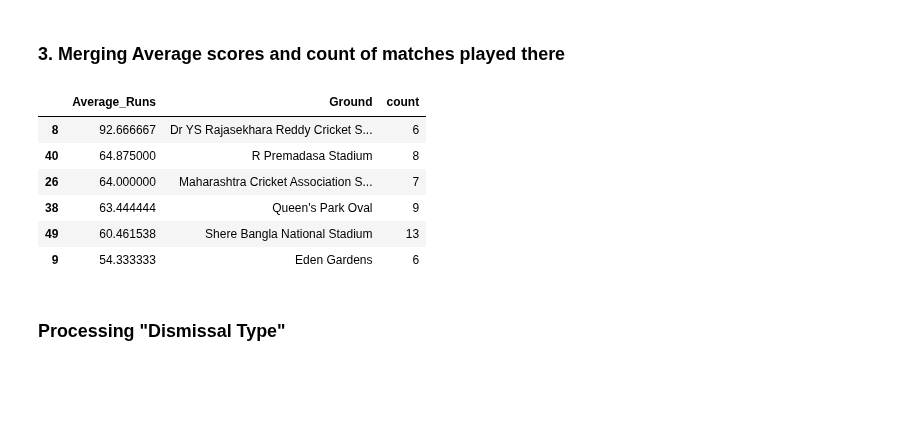
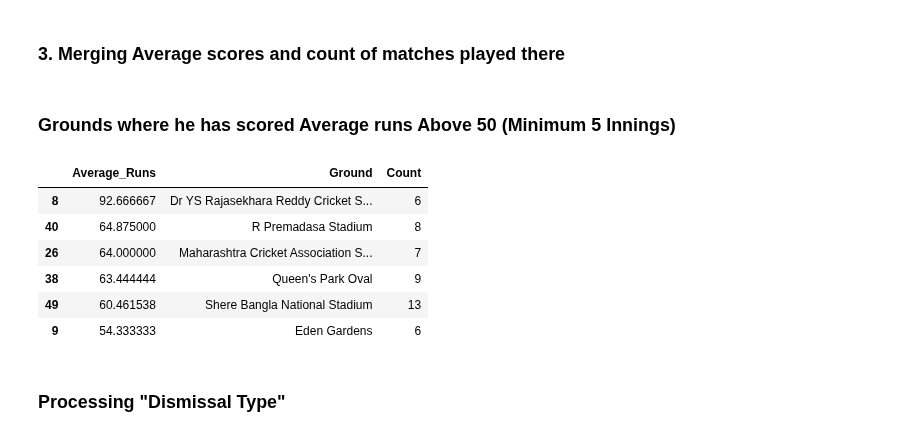
Before and after one commit to SharanDHONI/Virat-Kohli-ODI-Analysis, a Jupyter notebook: ODI Anlaysis.ipynb, the cells around one changed output. Saved outputs shown, nothing was run; the diff lists cells and outputs as text; code cells hidden in the pictures; blank space fills up the shorter version.

```diff
--- a/ODI Anlaysis.ipynb
+++ b/ODI Anlaysis.ipynb
@@ -6,7 +6,7 @@ import matplotlib.pyplot as plt
 import warnings
 warnings.filterwarnings('ignore')
 # %%
-df = pd.read_csv('Virat_Kohli_ODI_Data - Sheet1 - Clean.csv')
+df = pd.read_csv('Virat_Kohli_ODI_Data_Processed.csv')
 # %%
 df.head(5)
 # %% [output]
@@ -260,7 +258,7 @@ average_scores_at_each_venue.index = np.arange(0,len(average_scores_at_each_venu
 count_of_grounds = pd.DataFrame(df1.Ground.value_counts())
 count_of_grounds['Grounds'] = count_of_grounds.index
 count_of_grounds.index = np.arange(0,len(count_of_grounds))
-count_of_grounds.rename(columns={'Ground':'count', 'Grounds':'Ground'},inplace=True)
+count_of_grounds.rename(columns={'Ground':'Count', 'Grounds':'Ground'},inplace=True)
 # %% [markdown]
 ### 3. Merging Average scores and count of matches played there
 # %%
@@ -269,10 +267,12 @@ count_average_grounds = pd.merge(average_scores_at_each_venue,count_of_grounds,o
 count_average_grounds.rename(columns={'Runs':'Average_Runs'},inplace=True) ## renaming columns
 # %%
 count_average_grounds = count_average_grounds.sort_values(by='Average_Runs',ascending=False) ## sorting
+# %% [markdown]
+### Grounds where he has scored Average runs Above 50 (Minimum 5 Innings)
 # %%
-count_average_grounds.loc[(count_average_grounds['count'] > 5) & (count_average_grounds['Average_Runs'] > 50)]
+count_average_grounds.loc[(count_average_grounds['Count'] > 5) & (count_average_grounds['Average_Runs'] > 50)]
 # %% [output]
-|  | Average_Runs | Ground | count |
+|  | Average_Runs | Ground | Count |
 | 8 | 92.666667 | Dr YS Rajasekhara Reddy Cricket S... | 6 |
 | 40 | 64.875000 | R Premadasa Stadium | 8 |
 | 26 | 64.000000 | Maharashtra Cricket Association S... | 7 |
```
Also changed, not shown: parts of 22 cells of this notebook.
